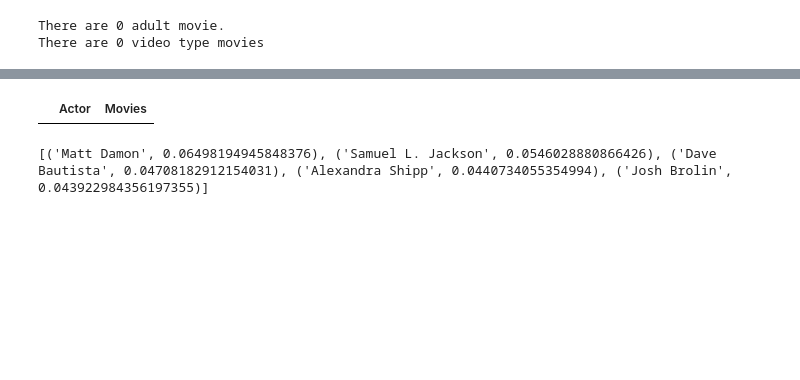
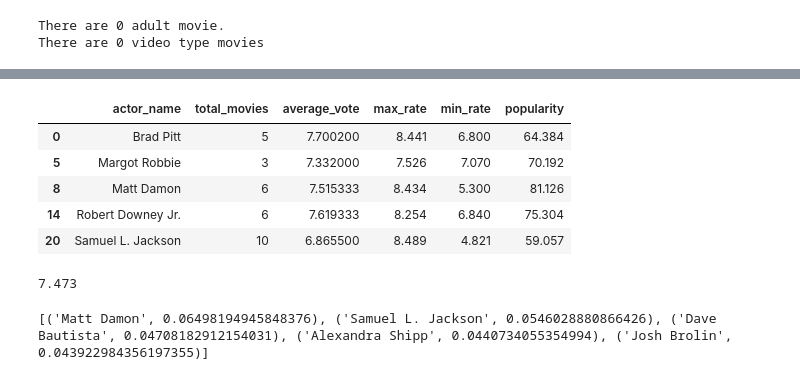
Before and after one commit to LanxiZhang1/project-A, a Jupyter notebook: projectA.ipynb, the cells around one changed output, grey strips where cells are left out. Cells and saved outputs as stored; diff of their text form; code cells hidden in the pictures; blank space fills up the shorter version.

```diff
--- a/projectA.ipynb
+++ b/projectA.ipynb
@@ -268,0 +297,4 @@ Josh Brolin
+# %%
+filtered_df = actor[actor['actor_name'].isin(top_nodes)]
+grouped_movies = filtered_df.groupby('actor_name')['movie_id'].apply(list).reset_index()
+grouped_movies
@@ -269,16 +308,43 @@ Josh Brolin
+# %%
+df_actors = grouped_movies.explode('movie_id')
+
+merged_df = pd.merge(df_actors, data, left_on='movie_id', right_on='id')
+
+result = merged_df.groupby('actor_name').agg(
+    total_movies=pd.NamedAgg(column='movie_id', aggfunc='count'),
+    average_vote=pd.NamedAgg(column='vote_average', aggfunc='mean'),
+    max_rate=pd.NamedAgg(column='vote_average', aggfunc='max'),
+    min_rate=pd.NamedAgg(column='vote_average', aggfunc='min')
+).reset_index()
+
+result = result.merge(actor[['actor_name', 'popularity']], on='actor_name', how='left')
+result = result.drop_duplicates()
+result
+# %% [output]
+|  | actor_name | total_movies | average_vote | max_rate | min_rate | popularity |
+| 0 | Brad Pitt | 5 | 7.700200 | 8.441 | 6.800 | 64.384 |
+| 5 | Margot Robbie | 3 | 7.332000 | 7.526 | 7.070 | 70.192 |
+| 8 | Matt Damon | 6 | 7.515333 | 8.434 | 5.300 | 81.126 |
+| 14 | Robert Downey Jr. | 6 | 7.619333 | 8.254 | 6.840 | 75.304 |
+| 20 | Samuel L. Jackson | 10 | 6.865500 | 8.489 | 4.821 | 59.057 |
+# %%
+mean_pop = actor['popularity'].mean()
+mean_pop
+median_pop = actor['popularity'].median()
+median_pop
+# %% [output]
+7.473
 # %%
-filtered_df = actor[actor['actor_name'].isin(top_5_actors)]
-movies_by_actor = filtered_df.groupby('actor_name')['movie_id'].apply(list).reset_index()
-movies_by_actor.columns = ['Actor', 'Movies']
+# filtered_df = actor[actor['actor_name'].isin(top_5_actors)]
+# movies_by_actor = filtered_df.groupby('actor_name')['movie_id'].apply(list).reset_index()
+# movies_by_actor.columns = ['Actor', 'Movies']
 
-data['id'] = data['id'].astype(str)
-# Map movie IDs to titles
-movie_titles = data.set_index('id')['title'].to_dict()
-# Replace movie IDs with titles in the movies_by_actor DataFrame
-movies_by_actor['Movies'] = movies_by_actor['Movies'].apply(lambda ids: [movie_titles.get(str(id), "Unknown") for id in ids])
-movies_by_actor
+# data['id'] = data['id'].astype(str)
+# # Map movie IDs to titles
+# movie_titles = data.set_index('id')['title'].to_dict()
+# # Replace movie IDs with titles in the movies_by_actor DataFrame
+# movies_by_actor['Movies'] = movies_by_actor['Movies'].apply(lambda ids: [movie_titles.get(str(id), "Unknown") for id in ids])
+# movies_by_actor
-# %% [output]
-|  | Actor | Movies |
 # %%
 # degree_centrality = nx.degree_centrality(G)
 
```
Also changed, not shown: parts of 26 cells of this notebook, 5 other files.
